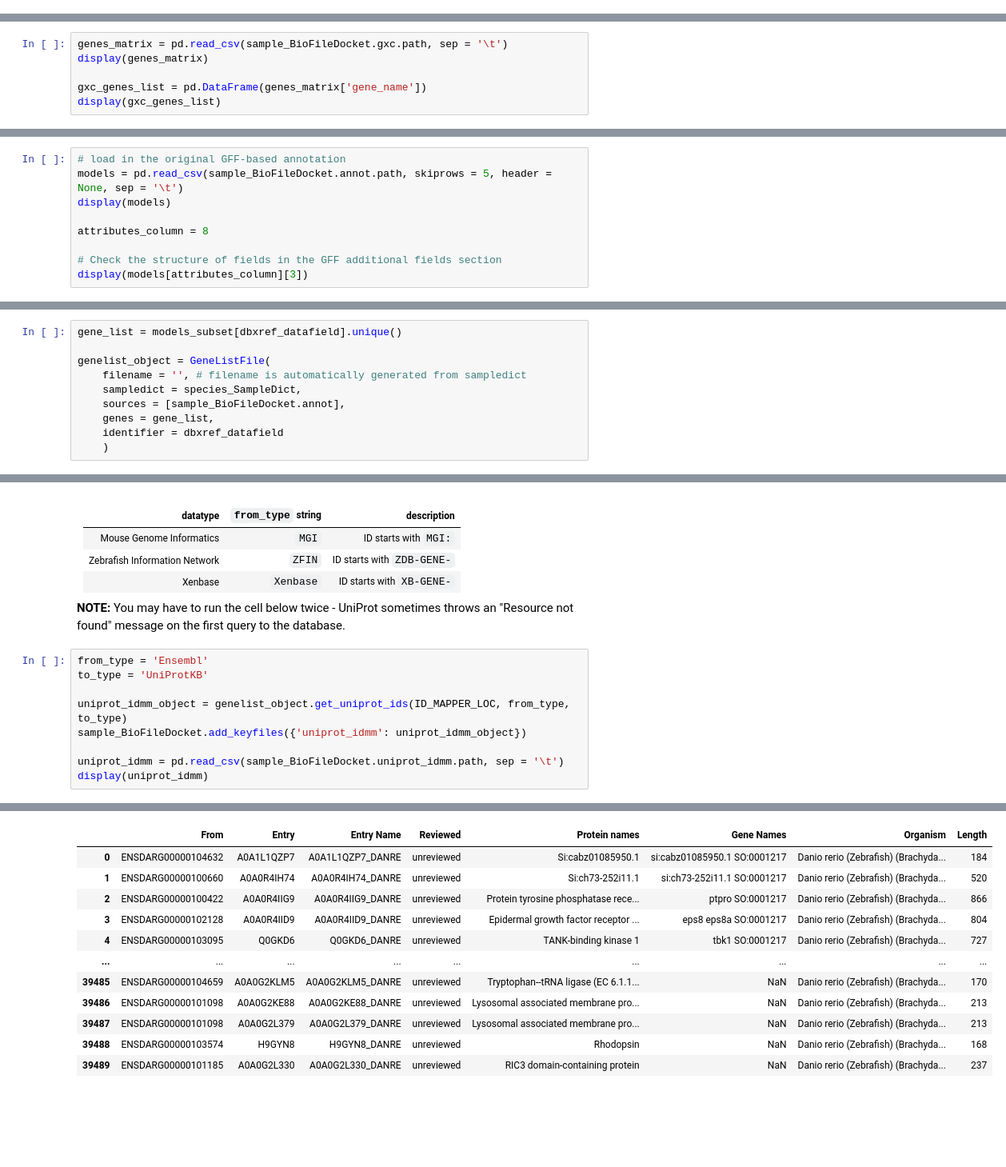
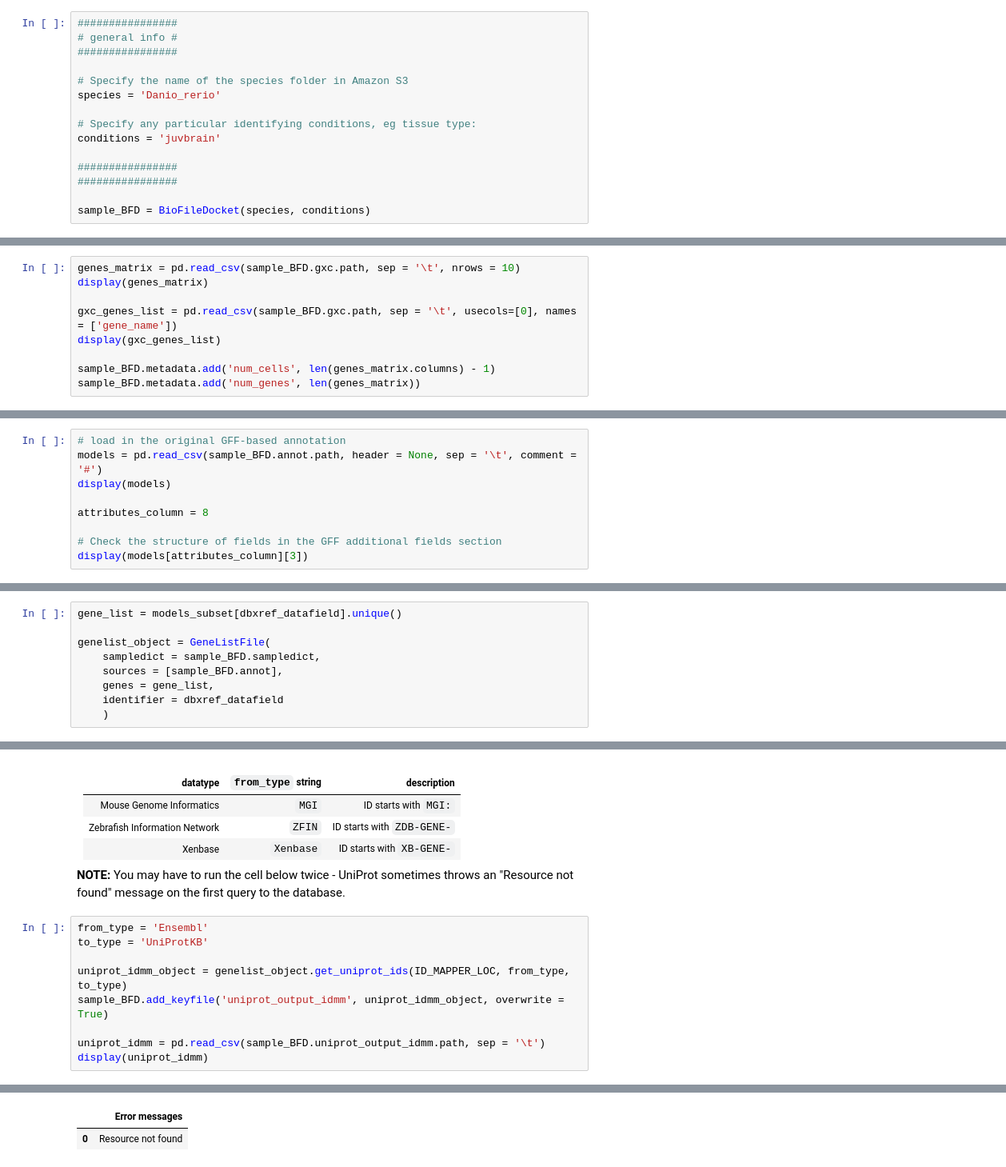
Before and after one commit to Arcadia-Science/glial-origins, a Jupyter notebook: notebooks/Drer_juvbrain/1_Drer_juvbrain_downloading.ipynb, the cells around one changed output, grey strips where cells are left out. Shown at 80% size. Cells and saved outputs as stored; diff of their text form; blank space fills up the shorter version.

Commit message:
Danio rerio juvenile brain analysis

```diff
--- a/notebooks/Drer_juvbrain/1_Drer_juvbrain_downloading.ipynb
+++ b/notebooks/Drer_juvbrain/1_Drer_juvbrain_downloading.ipynb
@@ -32,0 +35,15 @@ This notebook collects data from the [Raj et al. 2020](https://www.frontiersin.o
+# %%
+################
+# general info #
+################
+
+# Specify the name of the species folder in Amazon S3
+species = 'Danio_rerio'
+
+# Specify any particular identifying conditions, eg tissue type:
+conditions = 'juvbrain'
+
+################
+################
+
+sample_BFD = BioFileDocket(species, conditions)
@@ -161,11 +169,14 @@ File already exists at ../../output/Drer_juvbrain/GSM4793240_comb-zBr15dpf6_S1-g
 # %% [markdown]
 # 2. Load in the gxc matrix and get gene names
 # %%
-genes_matrix = pd.read_csv(sample_BioFileDocket.gxc.path, sep = '\t')
+genes_matrix = pd.read_csv(sample_BFD.gxc.path, sep = '\t', nrows = 10)
 display(genes_matrix)
 
-gxc_genes_list = pd.DataFrame(genes_matrix['gene_name'])
+gxc_genes_list = pd.read_csv(sample_BFD.gxc.path, sep = '\t', usecols=[0], names = ['gene_name'])
 display(gxc_genes_list)
+
+sample_BFD.metadata.add('num_cells', len(genes_matrix.columns) - 1)
+sample_BFD.metadata.add('num_genes', len(genes_matrix))
 # %% [output]
 |  | gene_name | AAACCTGAGAAGCCCA-1 | AAACCTGAGGATGGAA-1 | AAACCTGAGTCTTGCA-1 | AAACCTGCACAGACAG-1 | ... |
 | 0 | si:ch73-252i11.3 | 0 | 0 | 0 | 0 | ... |
@@ -197,7 +207,7 @@ display(gxc_genes_list)
 # 3. Get mapping identifiers
 # %%
 # load in the original GFF-based annotation
-models = pd.read_csv(sample_BioFileDocket.annot.path, skiprows = 5, header = None, sep = '\t')
+models = pd.read_csv(sample_BFD.annot.path, header = None, sep = '\t', comment = '#')
 display(models)
 
 attributes_column = 8
@@ -275,9 +285,8 @@ Generate a text file ending in `_ids.txt` for sending to the ID mapping API.
 gene_list = models_subset[dbxref_datafield].unique()
 
 genelist_object = GeneListFile(
-    filename = '', # filename is automatically generated from sampledict
-    sampledict = species_SampleDict,
-    sources = [sample_BioFileDocket.annot],
+    sampledict = sample_BFD.sampledict,
+    sources = [sample_BFD.annot],
     genes = gene_list,
     identifier = dbxref_datafield
     )
@@ -301,9 +309,9 @@ from_type = 'Ensembl'
 to_type = 'UniProtKB'
 
 uniprot_idmm_object = genelist_object.get_uniprot_ids(ID_MAPPER_LOC, from_type, to_type)
-sample_BioFileDocket.add_keyfiles({'uniprot_idmm': uniprot_idmm_object})
+sample_BFD.add_keyfile('uniprot_output_idmm', uniprot_idmm_object, overwrite = True)
 
-uniprot_idmm = pd.read_csv(sample_BioFileDocket.uniprot_idmm.path, sep = '\t')
+uniprot_idmm = pd.read_csv(sample_BFD.uniprot_output_idmm.path, sep = '\t')
 display(uniprot_idmm)
 # %% [output]
   % Total    % Received % Xferd  Average Speed   Time    Time     Time  Current
@@ -315,12 +324,2 @@ display(uniprot_idmm)
-|  | From | Entry | Entry Name | Reviewed | Protein names | Gene Names | Organism | Length |
-| 0 | ENSDARG00000104632 | A0A1L1QZP7 | A0A1L1QZP7_DANRE | unreviewed | Si:cabz01085950.1 | si:cabz01085950.1 SO:0001217 | Danio rerio (Zebrafish) (Brachyda... | 184 |
-| 1 | ENSDARG00000100660 | A0A0R4IH74 | A0A0R4IH74_DANRE | unreviewed | Si:ch73-252i11.1 | si:ch73-252i11.1 SO:0001217 | Danio rerio (Zebrafish) (Brachyda... | 520 |
-| 2 | ENSDARG00000100422 | A0A0R4IIG9 | A0A0R4IIG9_DANRE | unreviewed | Protein tyrosine phosphatase rece... | ptpro SO:0001217 | Danio rerio (Zebrafish) (Brachyda... | 866 |
-| 3 | ENSDARG00000102128 | A0A0R4IID9 | A0A0R4IID9_DANRE | unreviewed | Epidermal growth factor receptor ... | eps8 eps8a SO:0001217 | Danio rerio (Zebrafish) (Brachyda... | 804 |
-| 4 | ENSDARG00000103095 | Q0GKD6 | Q0GKD6_DANRE | unreviewed | TANK-binding kinase 1 | tbk1 SO:0001217 | Danio rerio (Zebrafish) (Brachyda... | 727 |
-| ... | ... | ... | ... | ... | ... | ... | ... | ... |
-| 39485 | ENSDARG00000104659 | A0A0G2KLM5 | A0A0G2KLM5_DANRE | unreviewed | Tryptophan--tRNA ligase (EC 6.1.1... | NaN | Danio rerio (Zebrafish) (Brachyda... | 170 |
-| 39486 | ENSDARG00000101098 | A0A0G2KE88 | A0A0G2KE88_DANRE | unreviewed | Lysosomal associated membrane pro... | NaN | Danio rerio (Zebrafish) (Brachyda... | 213 |
-| 39487 | ENSDARG00000101098 | A0A0G2L379 | A0A0G2L379_DANRE | unreviewed | Lysosomal associated membrane pro... | NaN | Danio rerio (Zebrafish) (Brachyda... | 213 |
-| 39488 | ENSDARG00000103574 | H9GYN8 | H9GYN8_DANRE | unreviewed | Rhodopsin | NaN | Danio rerio (Zebrafish) (Brachyda... | 168 |
-| 39489 | ENSDARG00000101185 | A0A0G2L330 | A0A0G2L330_DANRE | unreviewed | RIC3 domain-containing protein | NaN | Danio rerio (Zebrafish) (Brachyda... | 237 |
+|  | Error messages |
+| 0 | Resource not found |
```
Also changed, not shown: parts of 19 cells of this notebook, 1 other file.
